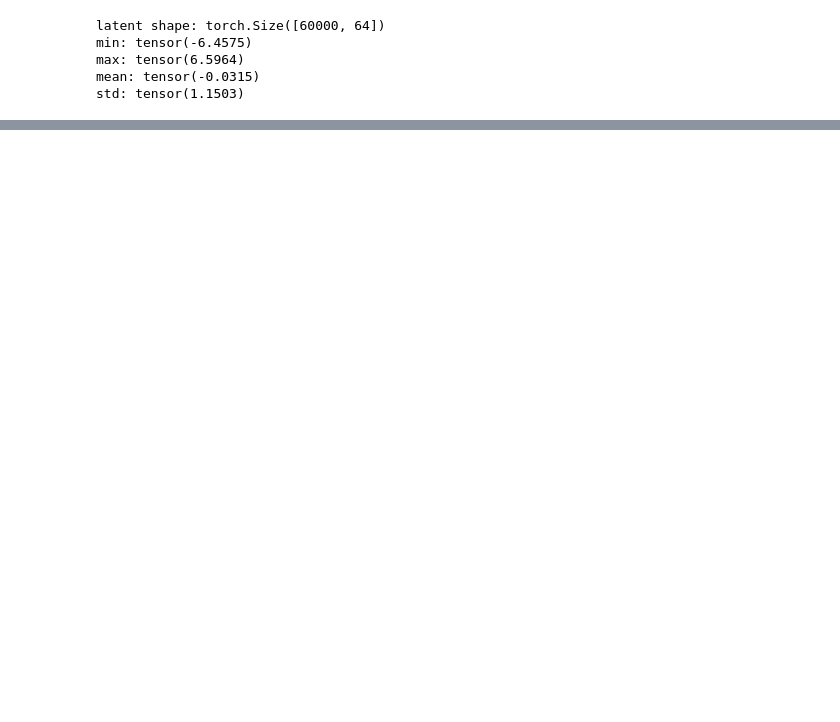
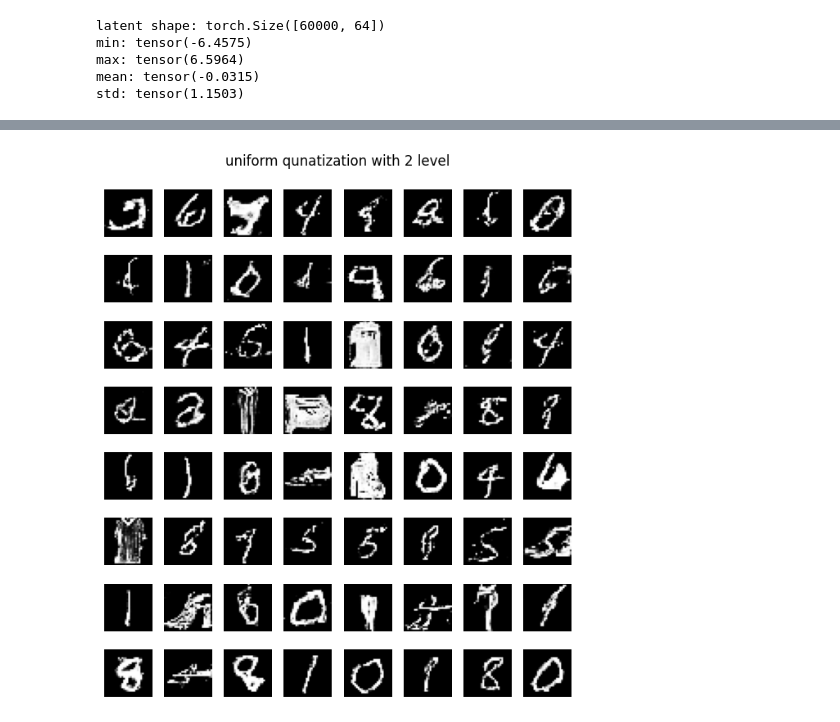
Before and after one commit to cora0526/LatentSemCom, a Jupyter notebook: test.ipynb, the cells around one changed output, grey strips where cells are left out. Saved outputs shown, nothing was run; the diff lists cells and outputs as text; code cells hidden in the pictures; blank space fills up the shorter version.

```diff
--- a/test.ipynb
+++ b/test.ipynb
@@ -144,9 +99,0 @@ MSE: 9.130237594945356e-05
-# %%
-# generator
-z_in = z.view(z.size(0), z.size(1), 1, 1)
-z_rec_in = z_rec.view(z_rec.size(0), z_rec.size(1), 1, 1)
-
-# reconstruct
-with torch.no_grad():
-    x_gen_orig = G(z_in)
-    x_gen_rec = G(z_rec_in)
@@ -324,0 +238,90 @@ plt.show()
+# %%
+def mse(img1, img2):
+    return torch.mean((img1 - img2) ** 2)
+
+def psnr(img1, img2):
+    mse_val = torch.mean((img1 - img2) ** 2)
+    return 20 * torch.log10(1.0 / torch.sqrt(mse_val))
+
+def compute_ssim(img1, img2):
+    return ssim(img1, img2, data_range=1.0)
+# %%
+uni_mse = []
+uni_psnr = []
+uni_ssim = []
+llo_mse = []
+llo_psnr = []
+llo_ssim = []
+for i in range(1,9):
+    bits = i
+    print(bits)
+    lloyd_max_codebook = torch.load(f"./save_data/lloyd_max_codebook/lloyd_codebook_{2**bits}.pth")
+    # print(lloyd_max_codebook)
+    q = lloyd_max_codebook["q"]
+    b = lloyd_max_codebook["b"]
+
+    z_q_uni, z_rec_uni, scale_uni = quantization(fixed_z,bits=bits)
+    z_q_llo, z_rec_llo, _= quantization(fixed_z,type='lloyd',q=q,b=b)
+    # print("uni")
+    # print(z_q_uni)
+    # print("lloyd")
+    # print(z_q_llo)
+    z_rec_uni = dequantization(z_q_uni,bits=bits)
+    # print("uni")
+    # print(z_rec_uni)
+    z_rec_llo = dequantization(z_q_llo,type='lloyd',q=q)
+    # print("lloyd")
+    # print(z_rec_llo)
+    z_rec_uni = z_rec_uni.view(fixed_z.size(0), fixed_z.size(1), 1, 1)
+    z_rec_llo = z_rec_llo.view(fixed_z.size(0), fixed_z.size(1), 1, 1)
+    with torch.no_grad():
+        z_gen_uni = G(z_rec_uni)
+        z_gen_llo = G(z_rec_llo)
+
+    img = (x_gen_orig + 1) / 2
+    img_uni = (z_gen_uni + 1) / 2
+    img_llo = (z_gen_llo + 1) / 2
+    print("=== Uniform ===")
+    print("MSE:", mse(img, img_uni).item())
+    print("PSNR:", psnr(img, img_uni).item())
+    print("SSIM:", compute_ssim(img, img_uni).item())
+    unimse = mse(img, img_uni).item()
+    unipsnr = psnr(img, img_uni).item()
+    unissim = compute_ssim(img, img_uni).item()
+    uni_mse.append(unimse)
+    uni_psnr.append(unipsnr)
+    uni_ssim.append(unissim)
+    print("SSIM:", compute_ssim(img, img_uni).item())
+    print("\n=== Lloyd ===")
+    print("MSE:", mse(img, img_llo).item())
+    print("PSNR:", psnr(img, img_llo).item())
+    print("SSIM:", compute_ssim(img, img_llo).item())
+    unimse = mse(img, img_llo).item()
+    unipsnr = psnr(img, img_llo).item()
+    unissim = compute_ssim(img, img_llo).item()
+    llo_mse.append(unimse)
+    llo_psnr.append(unipsnr)
+    llo_ssim.append(unissim)
+    plt.figure(figsize=(6,7))
+    for i in range(64):
+        plt.subplot(8, 8, i+1)
+        img = ((z_gen_uni[i] + 1) / 2).cpu().squeeze().numpy()
+        plt.imshow(img, cmap='gray')
+        plt.axis("off")
+
+    plt.tight_layout(rect=[0, 0, 1, 0.95])
+    plt.suptitle(f"uniform qunatization with {2**bits} level",fontsize=12)
+    # plt.show()
+    save_image((z_gen_uni.cpu() + 1) / 2, f"./save_data/lloyd_max_codebook/z_gen_uni_{2**bits}.png", nrow=8)
+
+    plt.figure(figsize=(6,7))
+    for i in range(64):
+        plt.subplot(8, 8, i+1)
+        img = ((z_gen_llo[i] + 1) / 2).cpu().squeeze().numpy()
+        plt.imshow(img, cmap='gray')
+        plt.axis("off")
+    plt.tight_layout(rect=[0, 0, 1, 0.95])
+    plt.suptitle(f"lloyd max qunatization with {2**bits} level",fontsize=12)
+    # plt.show()
+    save_image((z_gen_llo.cpu() + 1) / 2, f"./save_data/lloyd_max_codebook/z_gen_lloyd_{2**bits}.png", nrow=8)
+# %% [output]
@@ -324,0 +345 @@ plt.show()
+[figure, added]
```
Also changed, not shown: parts of 16 cells of this notebook, 15 other files.
